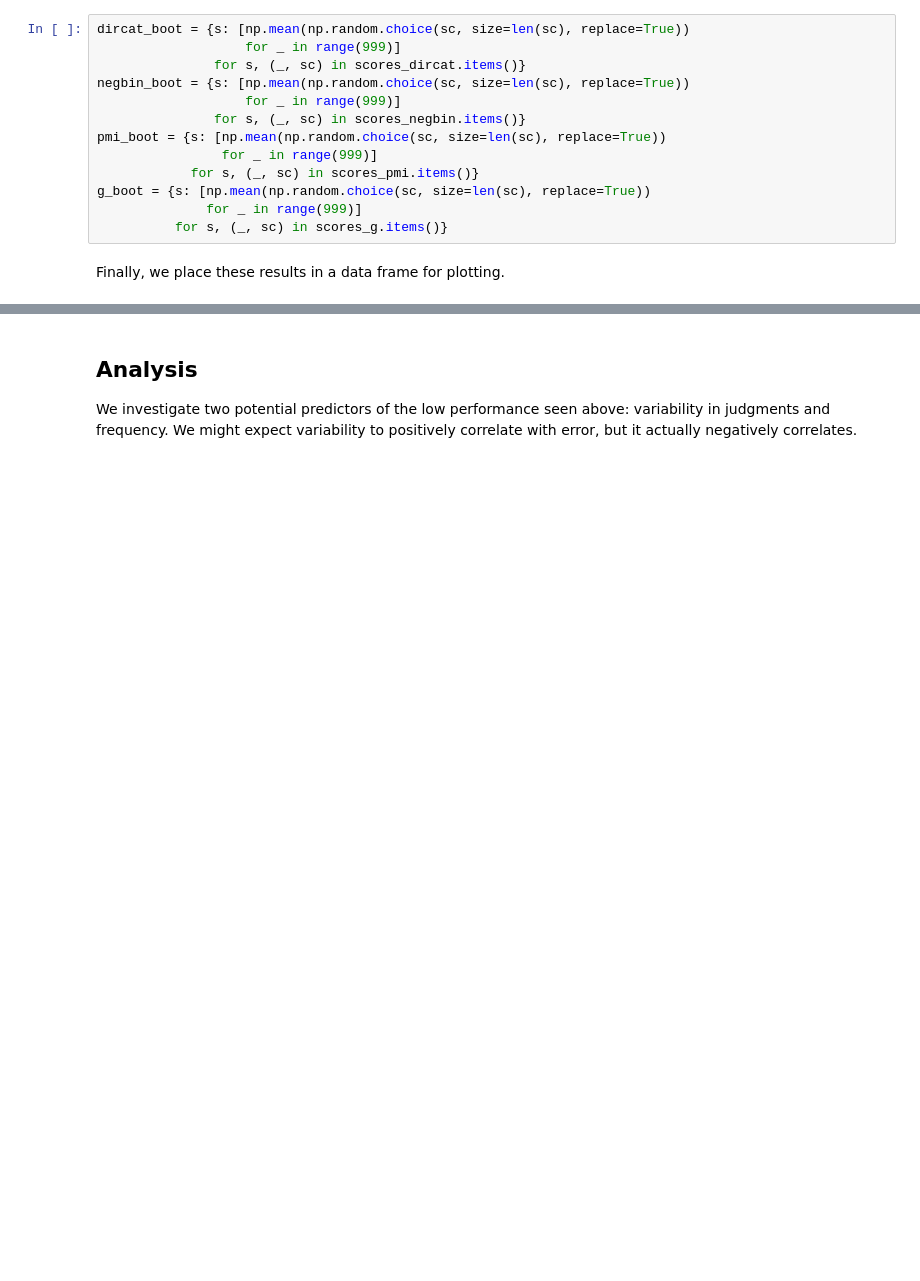
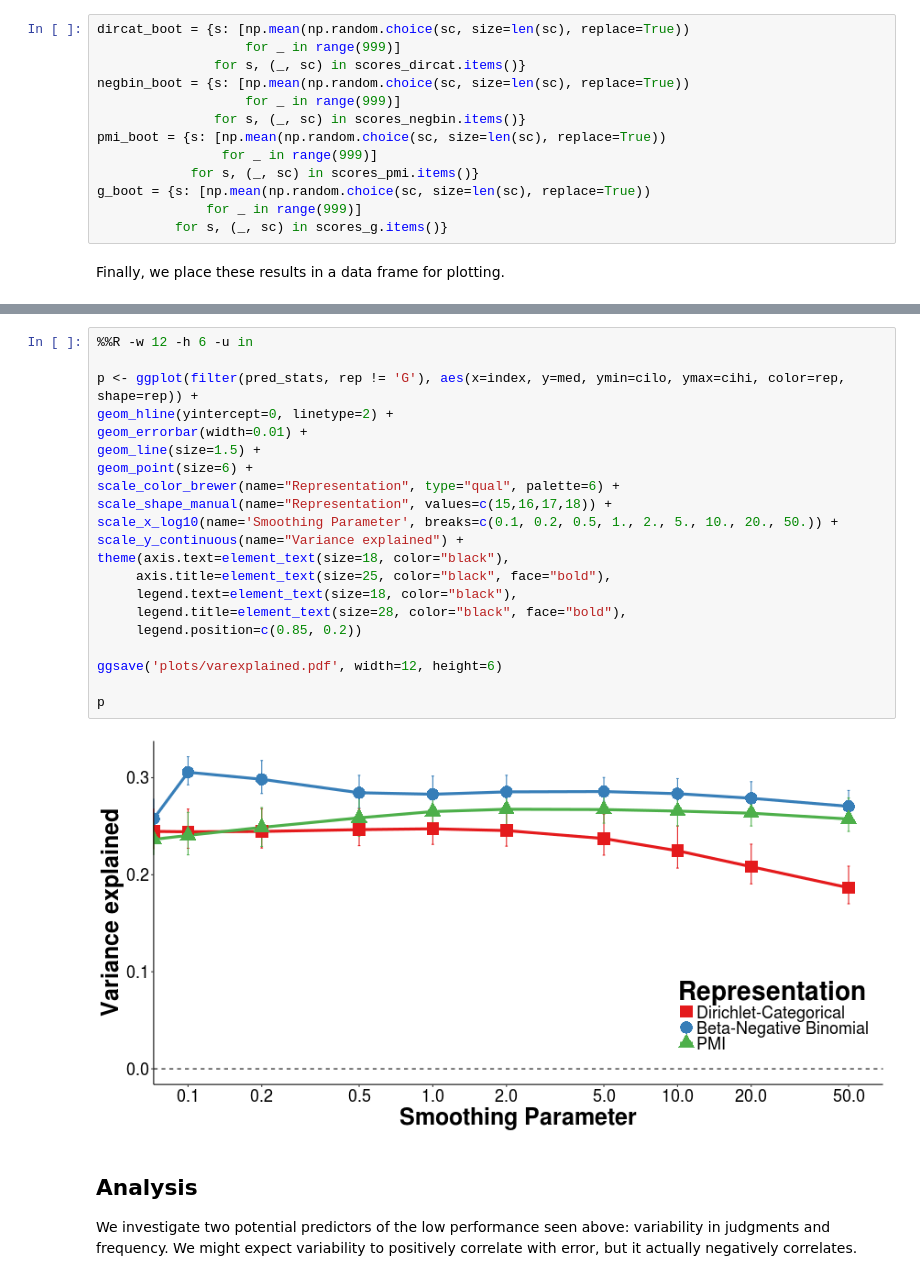
Before and after one commit to MegaAttitude/frequency-acceptability-selection, a Jupyter notebook: Frequency, Acceptability, and Selection.ipynb, the cells around one changed output, grey strips where cells are left out. Drawn from its saved outputs; the diff is of its cells as text; blank space fills up the shorter version.

```diff
--- a/Frequency, Acceptability, and Selection.ipynb
+++ b/Frequency, Acceptability, and Selection.ipynb
@@ -1639,3 +1643,26 @@ p
+# %%
+%%R -w 12 -h 6 -u in
+
+p <- ggplot(filter(pred_stats, rep != 'G'), aes(x=index, y=med, ymin=cilo, ymax=cihi, color=rep, shape=rep)) +
+geom_hline(yintercept=0, linetype=2) +
+geom_errorbar(width=0.01) +
+geom_line(size=1.5) +
+geom_point(size=6) +
+scale_color_brewer(name="Representation", type="qual", palette=6) +
+scale_shape_manual(name="Representation", values=c(15,16,17,18)) +
+scale_x_log10(name='Smoothing Parameter', breaks=c(0.1, 0.2, 0.5, 1., 2., 5., 10., 20., 50.)) +
+scale_y_continuous(name="Variance explained") +
+theme(axis.text=element_text(size=18, color="black"),
+     axis.title=element_text(size=25, color="black", face="bold"),
+     legend.text=element_text(size=18, color="black"),
+     legend.title=element_text(size=28, color="black", face="bold"),
+     legend.position=c(0.85, 0.2))
+
+ggsave('plots/varexplained.pdf', width=12, height=6)
+
+p
+# %% [output]
+[figure, added]
 # %% [markdown]
 ## Analysis
 
```
Also changed, not shown: parts of 14 cells of this notebook, 2 other files.
